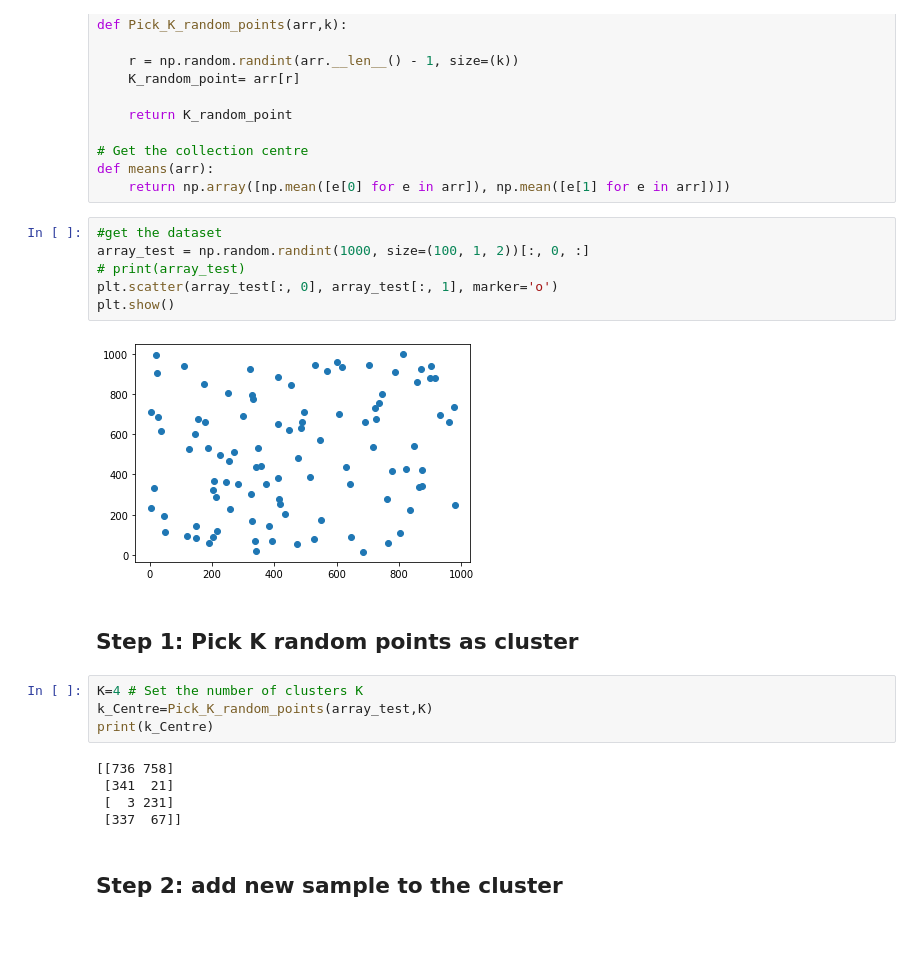
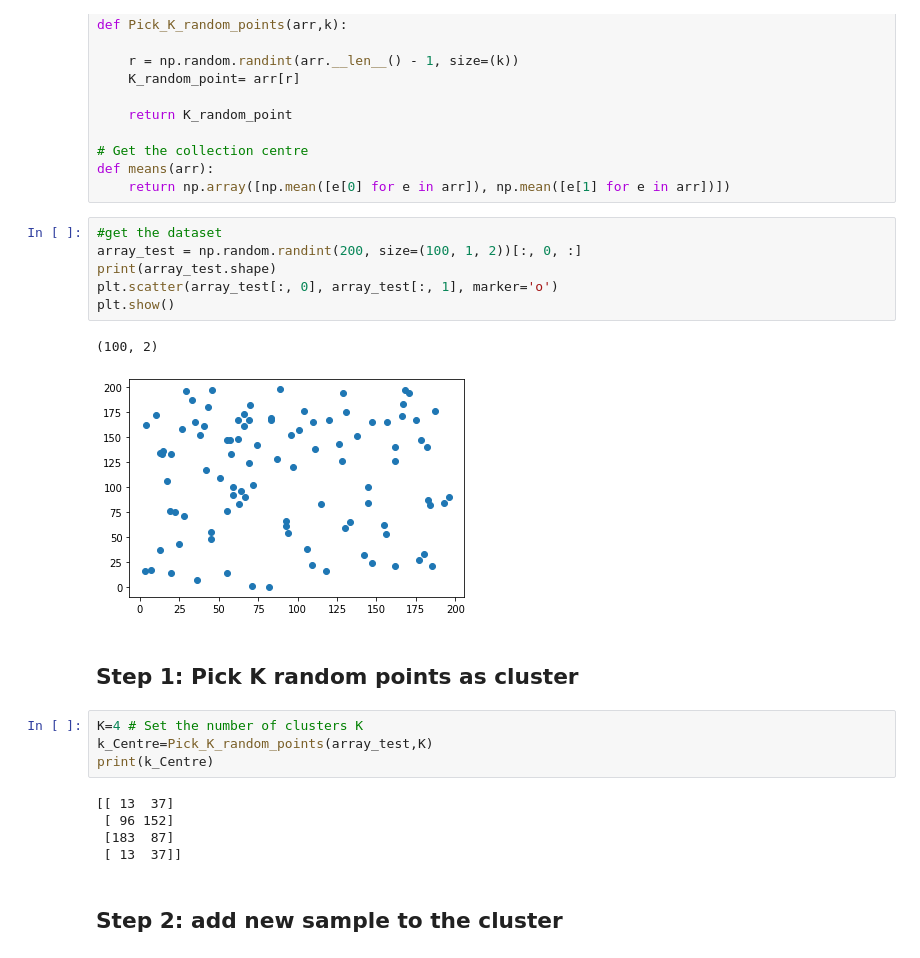
Before and after one commit to Yandong024/MachineLearning, a Jupyter notebook: code/Tutorial/D2/Kmeans step by step.ipynb, the cells around one changed output. Saved outputs shown, nothing was run; the diff lists cells and outputs as text.

```diff
--- a/code/Tutorial/D2/Kmeans step by step.ipynb
+++ b/code/Tutorial/D2/Kmeans step by step.ipynb
@@ -54,12 +54,13 @@ def means(arr):
     return np.array([np.mean([e[0] for e in arr]), np.mean([e[1] for e in arr])])
 # %%
 #get the dataset
-array_test = np.random.randint(1000, size=(100, 1, 2))[:, 0, :]
-# print(array_test)
+array_test = np.random.randint(200, size=(100, 1, 2))[:, 0, :]
+print(array_test.shape)
 plt.scatter(array_test[:, 0], array_test[:, 1], marker='o')
 plt.show()
 # %% [output]
+(100, 2)
-[figure, old version]
+[figure, new version]
 # %% [markdown]
 ## Step 1: Pick K random points as cluster
 # %%
@@ -67,10 +68,10 @@ K=4 # Set the number of clusters K
 k_Centre=Pick_K_random_points(array_test,K)
 print(k_Centre)
 # %% [output]
-[[736 758]
- [341  21]
- [  3 231]
- [337  67]]
+[[ 13  37]
+ [ 96 152]
+ [183  87]
+ [ 13  37]]
 # %% [markdown]
 ## Step 2: add new sample to the cluster
 # %%
```
Also changed, not shown: parts of 4 cells of this notebook, 2 other files.
